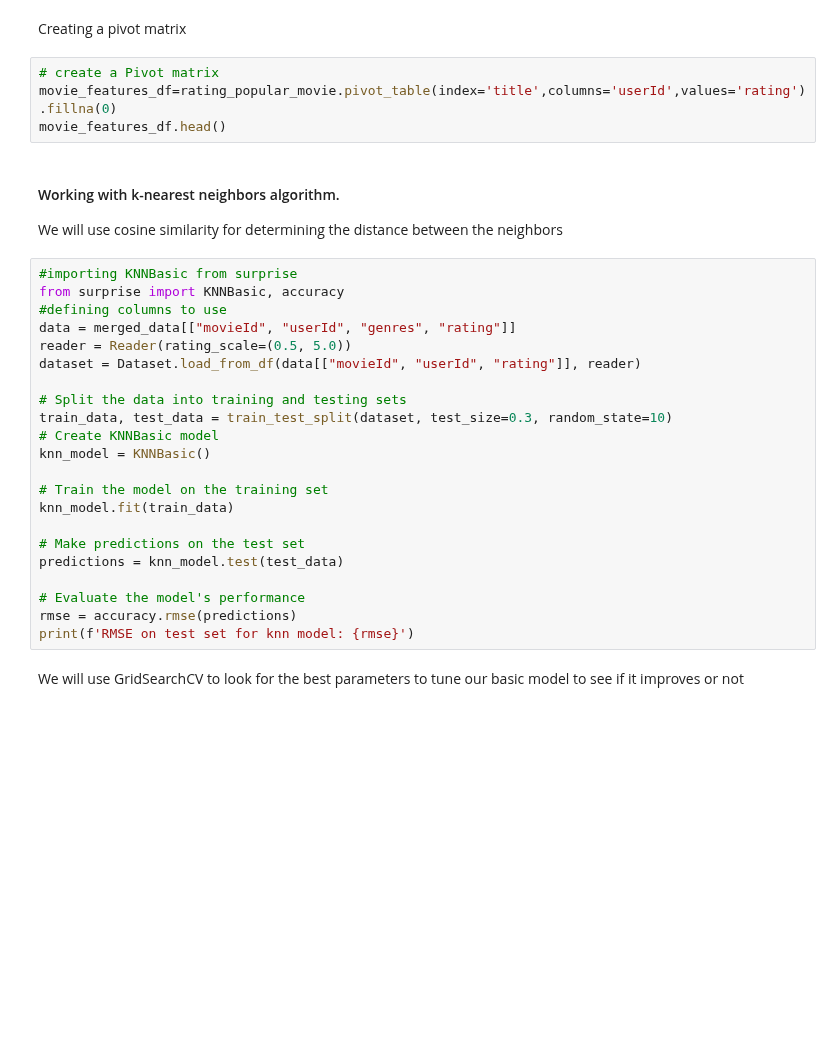
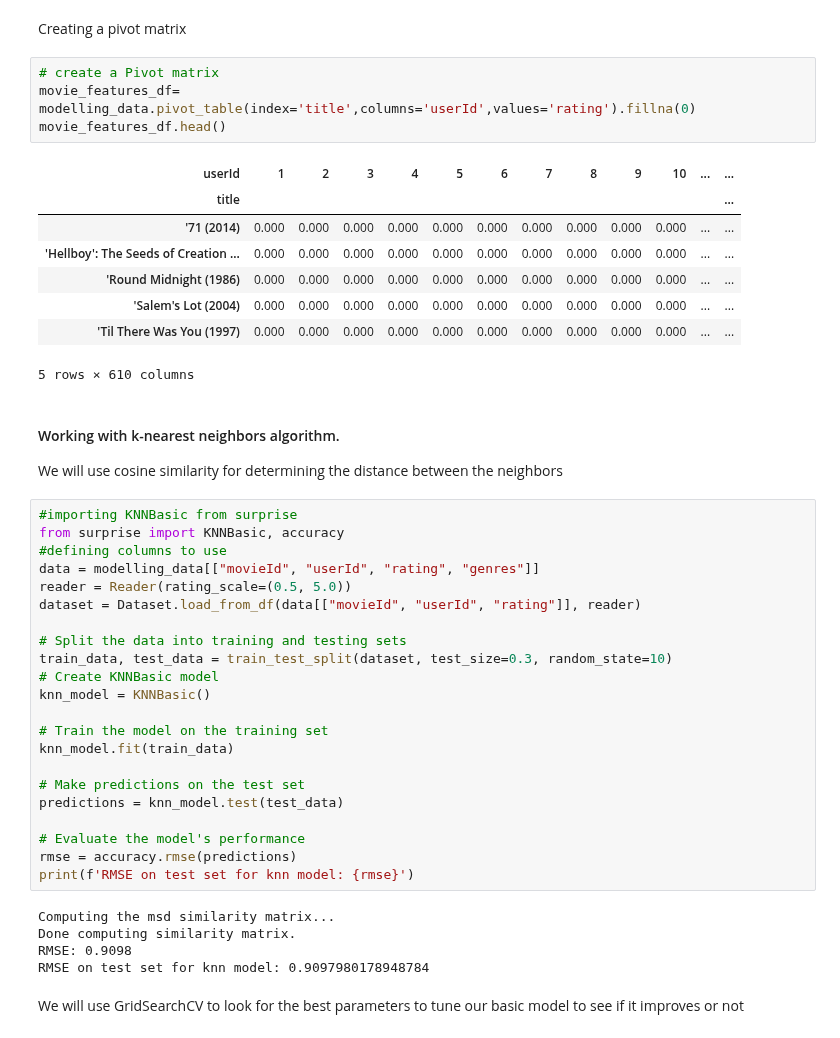
Before and after one commit to guddacandy/Movie-Recommendation-System-, a Jupyter notebook: index.ipynb, the cells around one changed output. Saved outputs shown, nothing was run; the diff lists cells and outputs as text; blank space fills up the shorter version.

```diff
--- a/index.ipynb
+++ b/index.ipynb
@@ -581,8 +630,17 @@ rating_popular_movie.shape
 Creating a pivot matrix
 # %%
 # create a Pivot matrix
-movie_features_df=rating_popular_movie.pivot_table(index='title',columns='userId',values='rating').fillna(0)
+movie_features_df= modelling_data.pivot_table(index='title',columns='userId',values='rating').fillna(0)
 movie_features_df.head()
+# %% [output]
+| userId | 1 | 2 | 3 | 4 | 5 | 6 | 7 | 8 | 9 | 10 | ... | ... |
+| title |  |  |  |  |  |  |  |  |  |  |  | ... |
+| '71 (2014) | 0.000 | 0.000 | 0.000 | 0.000 | 0.000 | 0.000 | 0.000 | 0.000 | 0.000 | 0.000 | ... | ... |
+| 'Hellboy': The Seeds of Creation ... | 0.000 | 0.000 | 0.000 | 0.000 | 0.000 | 0.000 | 0.000 | 0.000 | 0.000 | 0.000 | ... | ... |
+| 'Round Midnight (1986) | 0.000 | 0.000 | 0.000 | 0.000 | 0.000 | 0.000 | 0.000 | 0.000 | 0.000 | 0.000 | ... | ... |
+| 'Salem's Lot (2004) | 0.000 | 0.000 | 0.000 | 0.000 | 0.000 | 0.000 | 0.000 | 0.000 | 0.000 | 0.000 | ... | ... |
+| 'Til There Was You (1997) | 0.000 | 0.000 | 0.000 | 0.000 | 0.000 | 0.000 | 0.000 | 0.000 | 0.000 | 0.000 | ... | ... |
+5 rows × 610 columns
 # %% [markdown]
 #### Working with k-nearest neighbors algorithm.
 We will use cosine similarity for determining the distance between the neighbors
@@ -590,7 +648,7 @@ We will use cosine similarity for determining the distance between the neighbors
 #importing KNNBasic from surprise
 from surprise import KNNBasic, accuracy
 #defining columns to use
-data = merged_data[["movieId", "userId", "genres", "rating"]]
+data = modelling_data[["movieId", "userId", "rating", "genres"]]
 reader = Reader(rating_scale=(0.5, 5.0))
 dataset = Dataset.load_from_df(data[["movieId", "userId", "rating"]], reader)
 
@@ -608,6 +666,11 @@ predictions = knn_model.test(test_data)
 # Evaluate the model's performance
 rmse = accuracy.rmse(predictions)
 print(f'RMSE on test set for knn model: {rmse}')
+# %% [output]
+Computing the msd similarity matrix...
+Done computing similarity matrix.
+RMSE: 0.9098
+RMSE on test set for knn model: 0.9097980178948784
 # %% [markdown]
 We will use GridSearchCV to look for the best parameters to tune our basic model to see if it improves or not
 # %%
```
Also changed, not shown: parts of 39 cells of this notebook.
